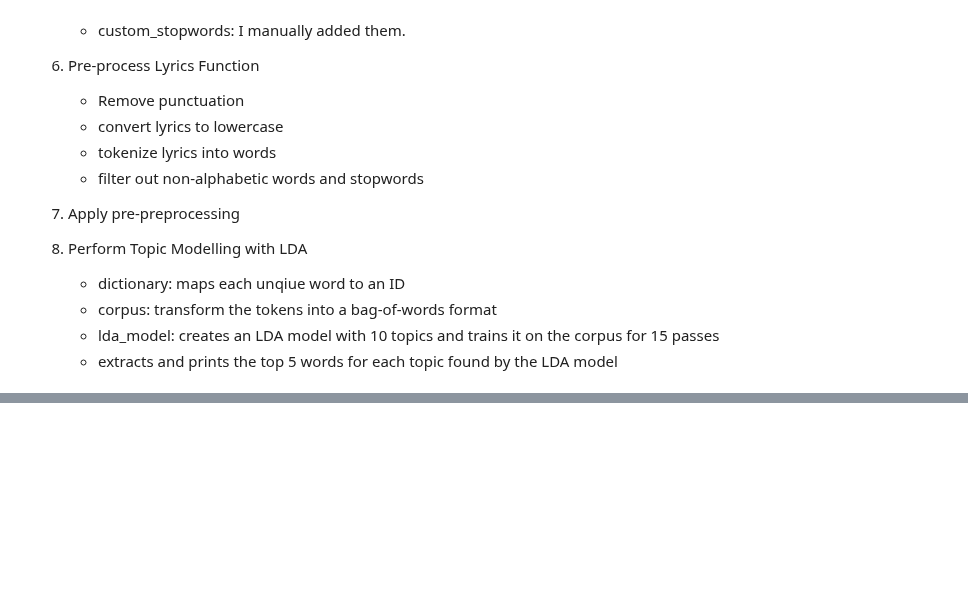
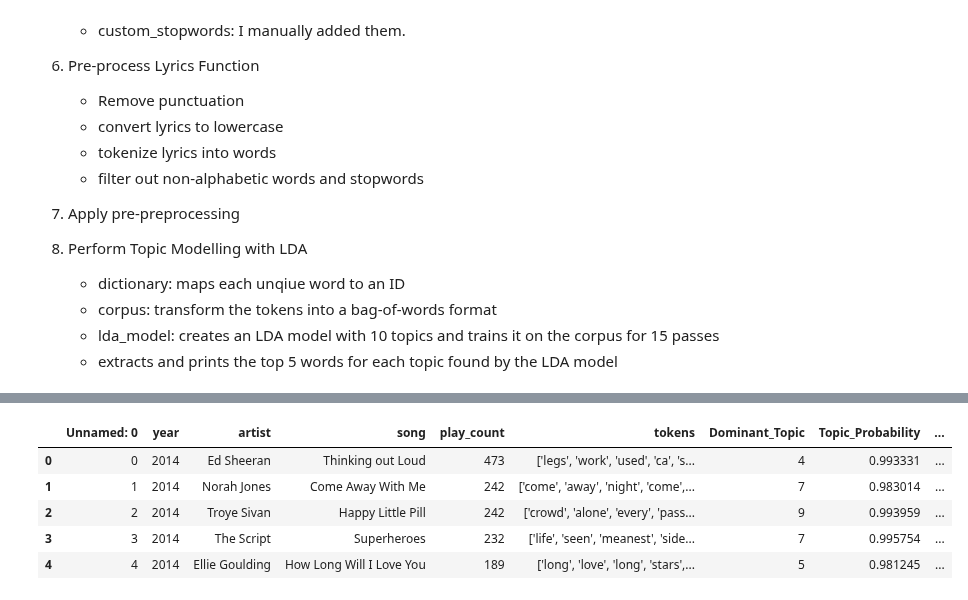
Before and after one commit to asyikin22/Python-for-Data-Analysis, a Jupyter notebook: PROJECTS/Spotify/themes.ipynb, the cells around one changed output, grey strips where cells are left out. Saved outputs shown, nothing was run; the diff lists cells and outputs as text; code cells hidden in the pictures; blank space fills up the shorter version.

```diff
--- a/PROJECTS/Spotify/themes.ipynb
+++ b/PROJECTS/Spotify/themes.ipynb
@@ -172,3 +212,13 @@ song_theme[['artist','song', 'translated_lyrics', 'Dominant_Topic', 'Topic_Proba
 # #save df to a csv file
 # csv_path = './Dataset/LDA_sentiment.csv'
 # song_theme.to_csv(csv_path)
+# %%
+lda_theme = pd.read_csv(r'./Dataset/LDA_sentiment.csv')
+lda_theme.head()
+# %% [output]
+|  | Unnamed: 0 | year | artist | song | play_count | tokens | Dominant_Topic | Topic_Probability | ... |
+| 0 | 0 | 2014 | Ed Sheeran | Thinking out Loud | 473 | ['legs', 'work', 'used', 'ca', 's... | 4 | 0.993331 | ... |
+| 1 | 1 | 2014 | Norah Jones | Come Away With Me | 242 | ['come', 'away', 'night', 'come',... | 7 | 0.983014 | ... |
+| 2 | 2 | 2014 | Troye Sivan | Happy Little Pill | 242 | ['crowd', 'alone', 'every', 'pass... | 9 | 0.993959 | ... |
+| 3 | 3 | 2014 | The Script | Superheroes | 232 | ['life', 'seen', 'meanest', 'side... | 7 | 0.995754 | ... |
+| 4 | 4 | 2014 | Ellie Goulding | How Long Will I Love You | 189 | ['long', 'love', 'long', 'stars',... | 5 | 0.981245 | ... |
```
Also changed, not shown: parts of 15 cells of this notebook, 1 other file.
